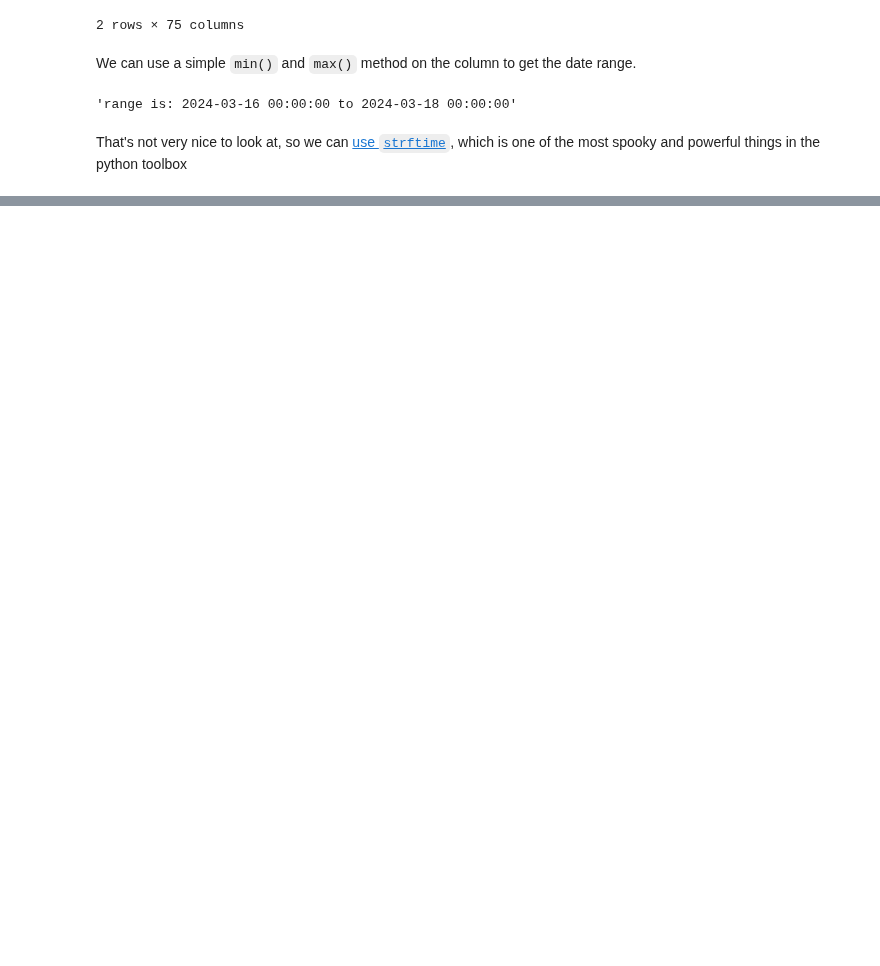
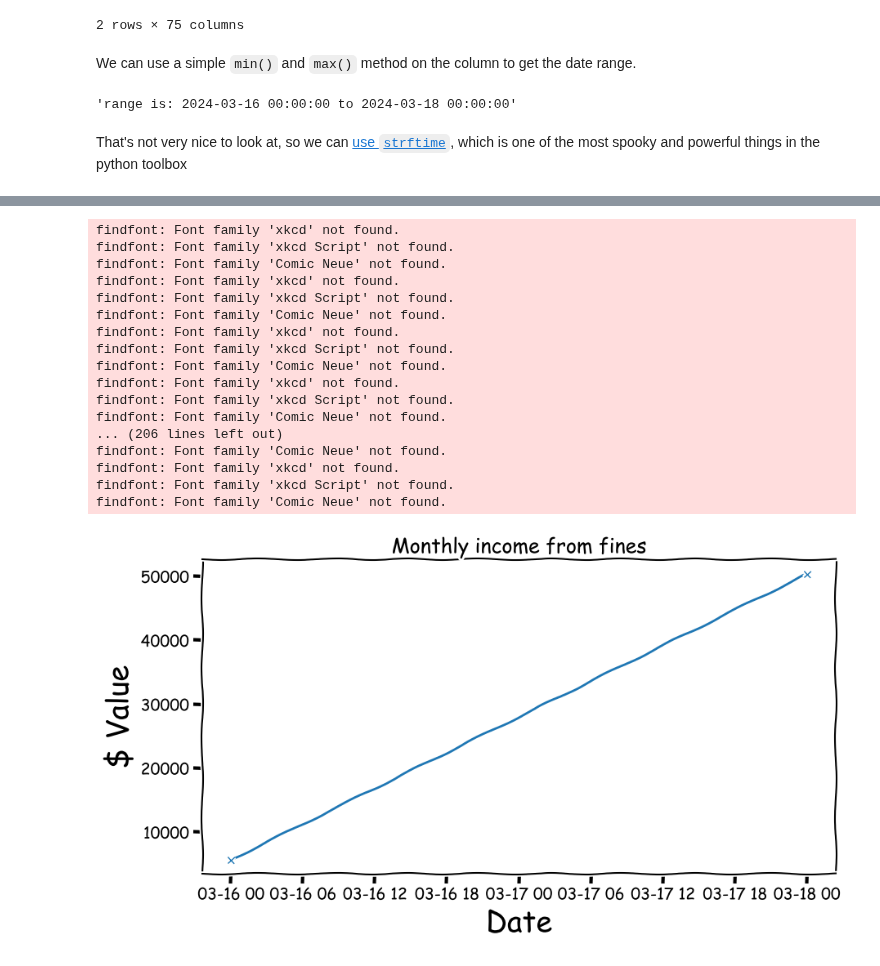
Before and after one commit to karenstevani/data_project, a Jupyter notebook: proj.ipynb, the cells around one changed output, grey strips where cells are left out. Cells and saved outputs as stored; diff of their text form; code cells hidden in the pictures; blank space fills up the shorter version.

```diff
--- a/proj.ipynb
+++ b/proj.ipynb
@@ -366,0 +394,29 @@ That's not very nice to look at, so we can [use `strftime`](https://strftime.org
+# %%
+income = listing_data[["last_scraped", "review_scores_rating"]].groupby("last_scraped").sum()
+
+plt.xkcd()
+plt.plot(income, "x-")
+plt.title("Monthly income from fines", fontsize=18)
+plt.xlabel("Date", fontsize=26)
+plt.ylabel("$ Value", fontsize=26)
+plt.grid(True)
+plt.show()
+# %% [output]
+findfont: Font family 'xkcd' not found.
+findfont: Font family 'xkcd Script' not found.
+findfont: Font family 'Comic Neue' not found.
+findfont: Font family 'xkcd' not found.
+findfont: Font family 'xkcd Script' not found.
+findfont: Font family 'Comic Neue' not found.
+findfont: Font family 'xkcd' not found.
+findfont: Font family 'xkcd Script' not found.
+findfont: Font family 'Comic Neue' not found.
+findfont: Font family 'xkcd' not found.
+findfont: Font family 'xkcd Script' not found.
+findfont: Font family 'Comic Neue' not found.
+... (206 lines left out)
+findfont: Font family 'Comic Neue' not found.
+findfont: Font family 'xkcd' not found.
+findfont: Font family 'xkcd Script' not found.
+findfont: Font family 'Comic Neue' not found.
+[figure, added]
```
Also changed, not shown: parts of 14 cells of this notebook.
